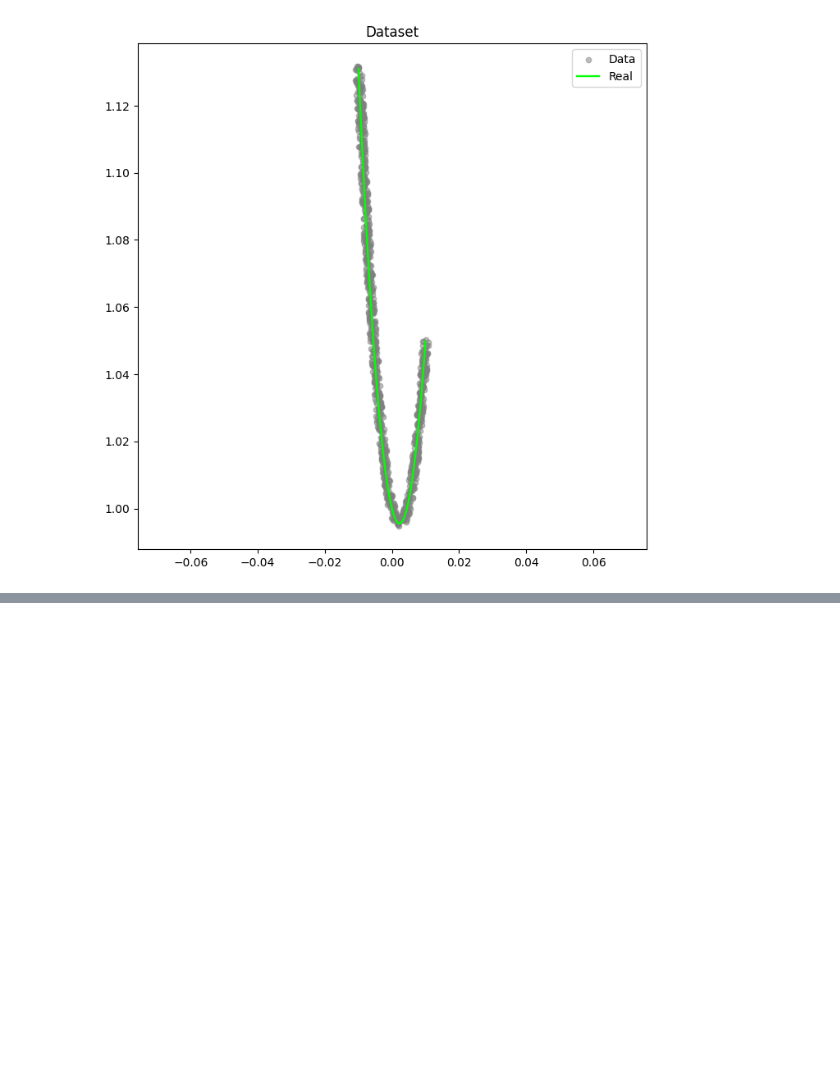
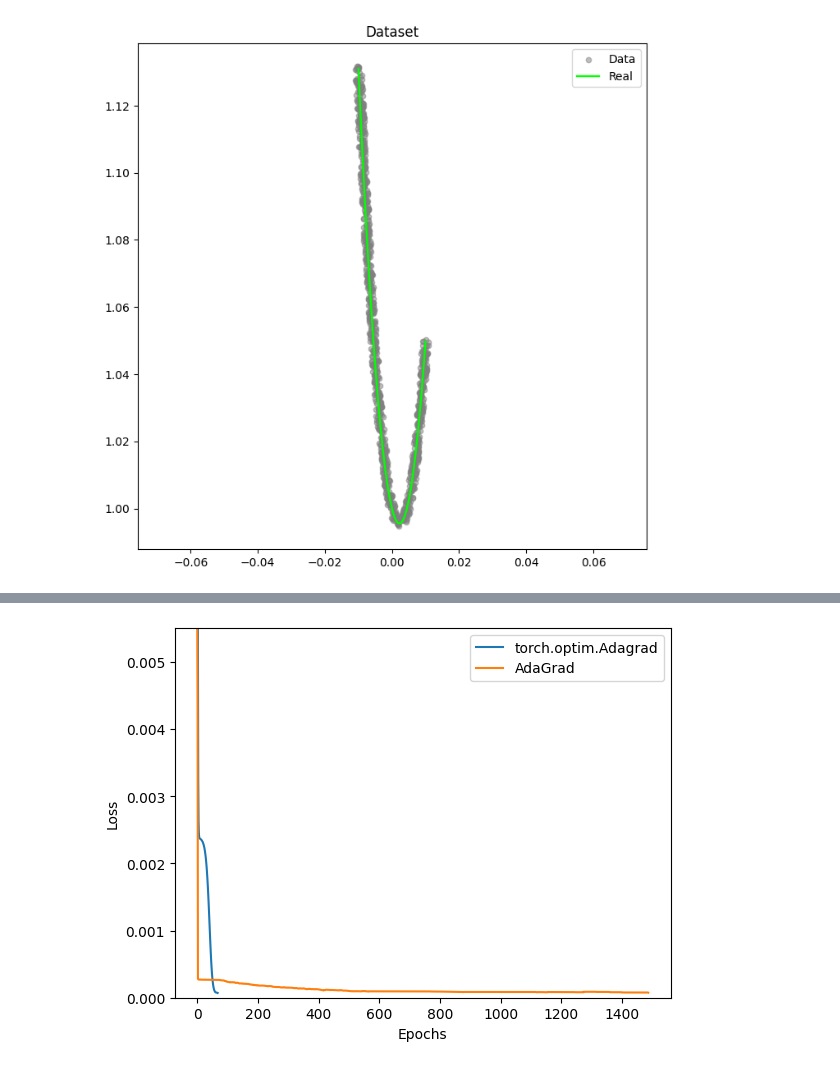
Before and after one commit to trio-at-optimization/optimization-lab4, a Jupyter notebook: Sources/T1/Reserch.ipynb, the cells around one changed output, grey strips where cells are left out. Cells and saved outputs as stored; diff of their text form; code cells hidden in the pictures; blank space fills up the shorter version.

```diff
--- a/Sources/T1/Reserch.ipynb
+++ b/Sources/T1/Reserch.ipynb
@@ -156,0 +178,3 @@ results_dict[label] = get_average_loss_history(multi_points)
+# %%
+print_mse_loss_history(subdict(results_dict, ["torch.optim.Adagrad", "AdaGrad"]), eps_mean_init_w)
+# %% [output]
@@ -156,0 +184 @@ results_dict[label] = get_average_loss_history(multi_points)
+[figure, added]
```
Also changed, not shown: parts of 14 cells of this notebook.
